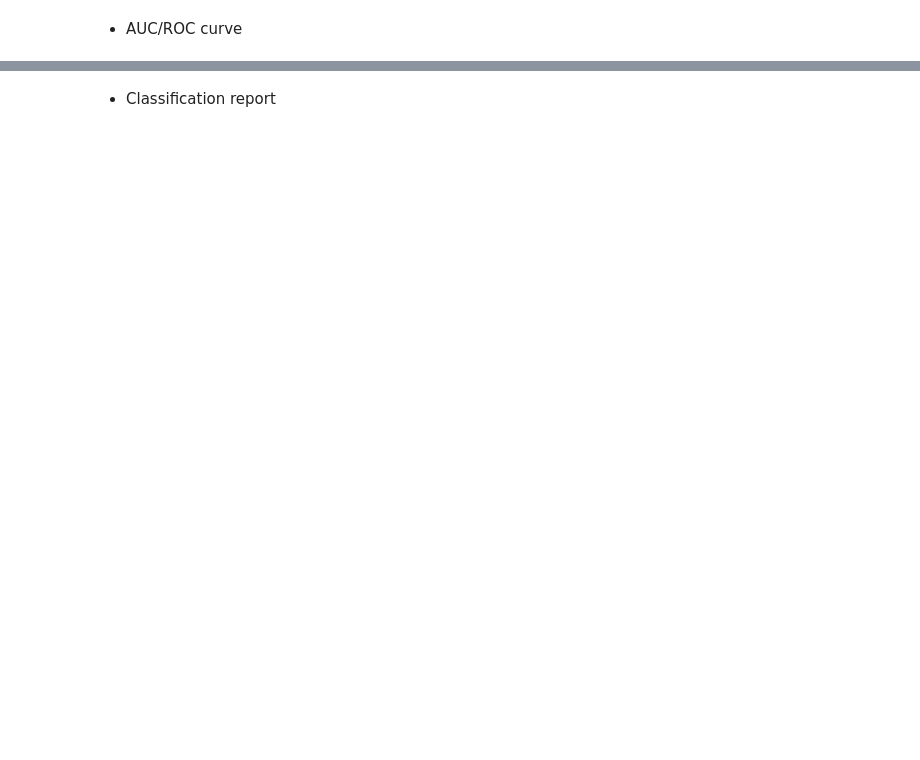
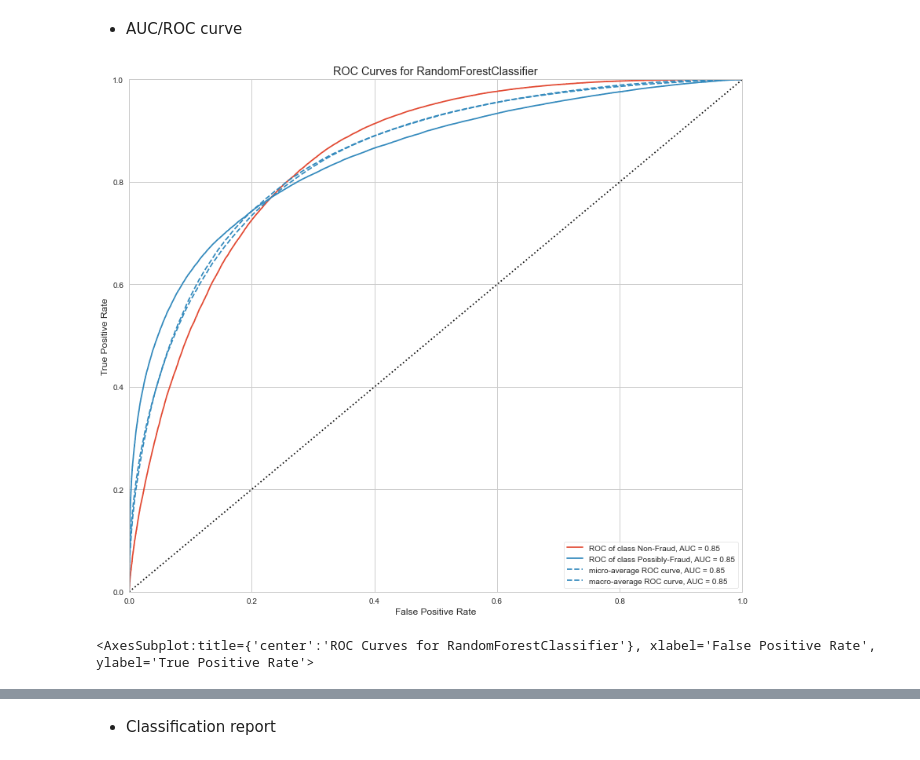
Before and after one commit to suhitasva/Capstone_Project, a Jupyter notebook: RF_models.ipynb, the cells around one changed output, grey strips where cells are left out. Saved outputs shown, nothing was run; the diff lists cells and outputs as text; code cells hidden in the pictures; blank space fills up the shorter version.

Commit message:
Ran complete and detailed metrics for the two final classification models

```diff
--- a/RF_models.ipynb
+++ b/RF_models.ipynb
@@ -889,14 +933,17 @@ confusion_matrix(
 # %%
 # Visualizing the AUC/ROC curve with Yellowbricks
 
 plt.figure(figsize = (14,12))
 sns.set_style("whitegrid")
 
 visualizer = ROCAUC(fin_rf1, classes=['Non-Fraud', 'Possibly-Fraud'])
 
-visualizer.fit(trainX_SM, trainY_SM)        # Fit the training data to the visualizer
-visualizer.score(testX_SM, testY_SM)        # Evaluate the model on the test data
+visualizer.fit(trainX_SM[selected_feat1], trainY_SM)        # Fit the training data to the visualizer
+visualizer.score(testX_SM[selected_feat1], testY_SM)        # Evaluate the model on the test data
 visualizer.show()
+# %% [output]
+[figure, added]
+<AxesSubplot:title={'center':'ROC Curves for RandomForestClassifier'}, xlabel='False Positive Rate', ylabel='True Positive Rate'>
 # %%
 # Visualizing the AUC/ROC curve with Yellowbricks
 
```
Also changed, not shown: parts of 34 cells of this notebook.
